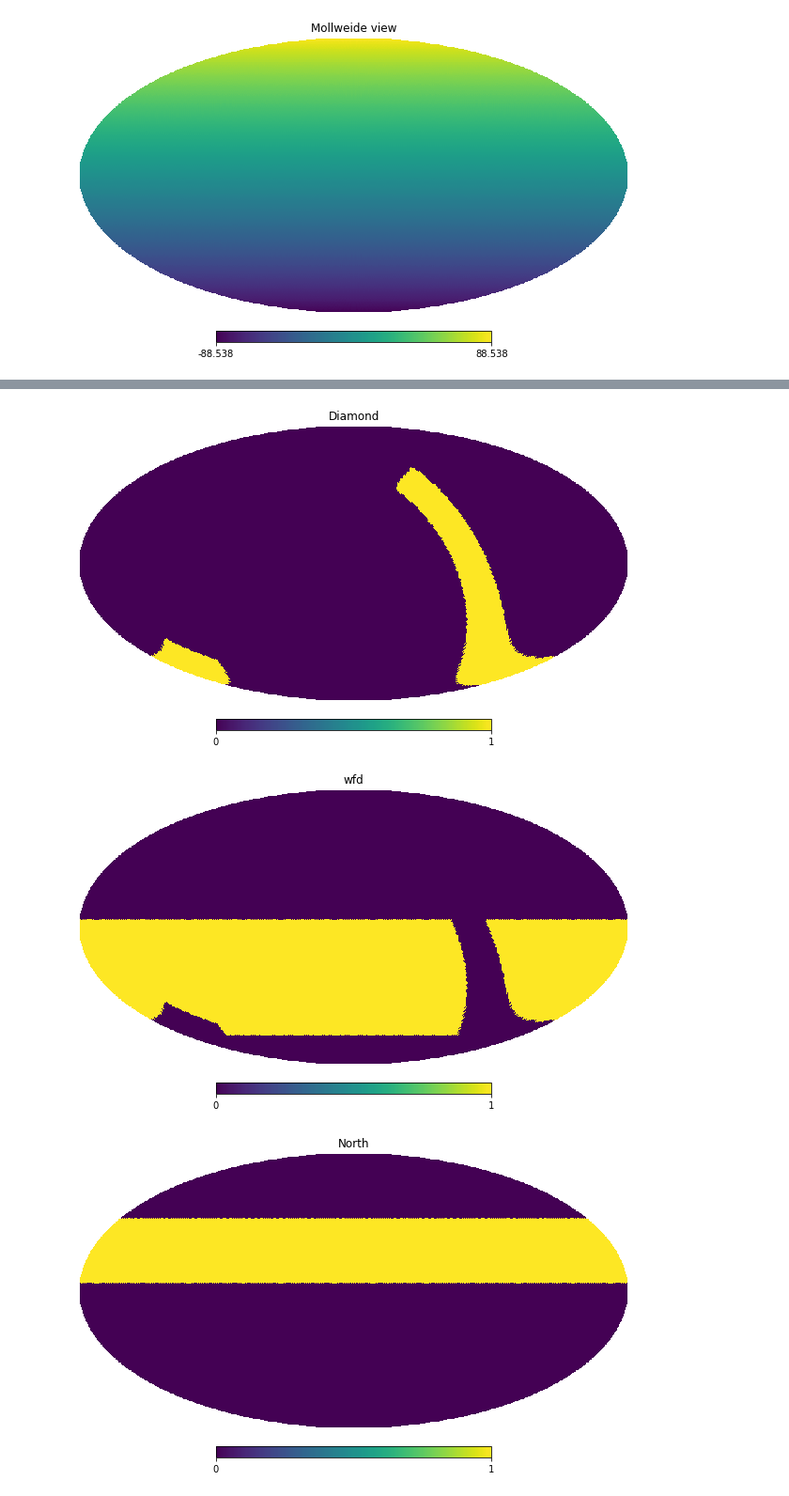
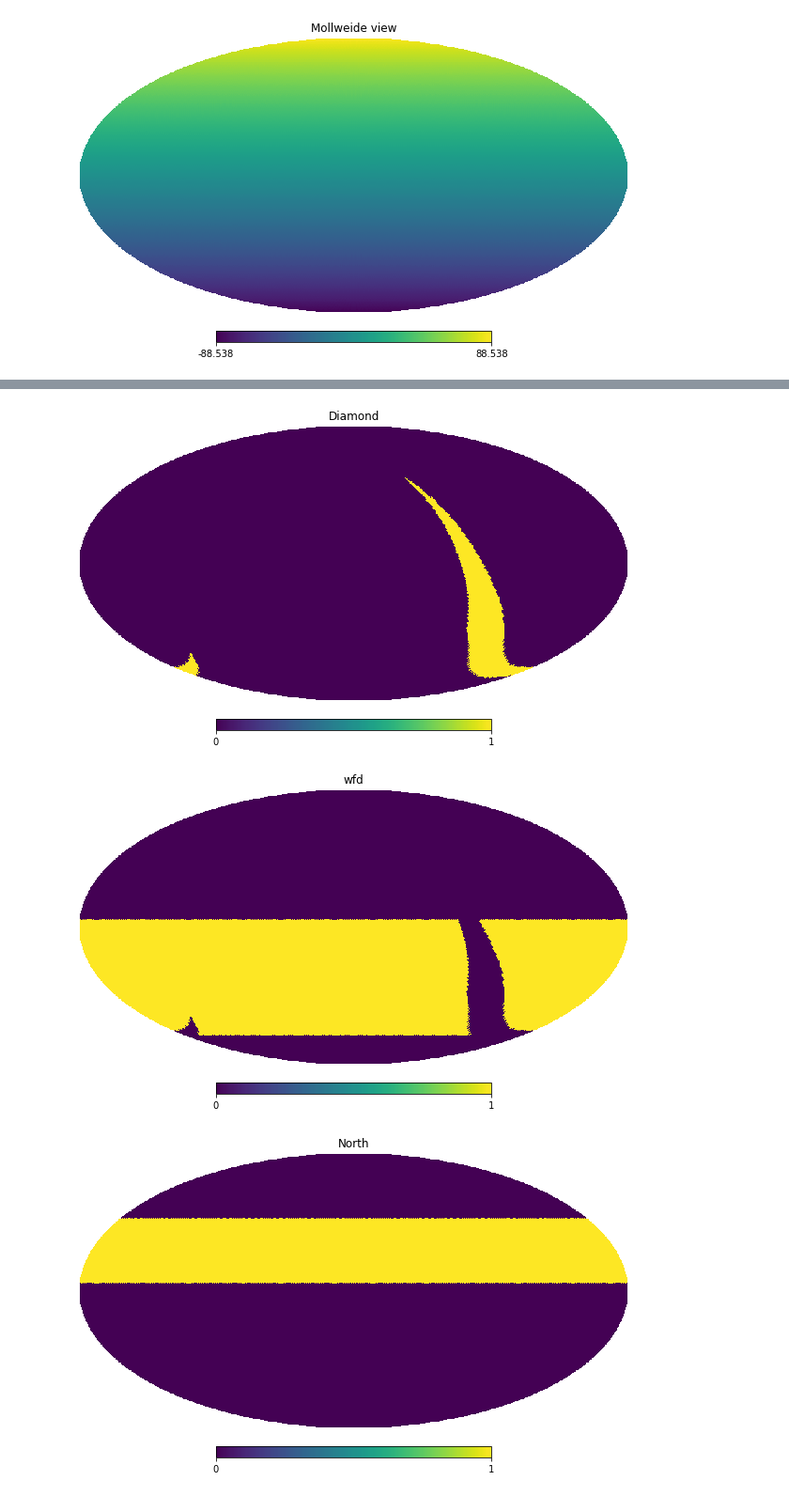
Before and after one commit to yoachim/20_Scratch, a Jupyter notebook: n_stars_check/grid_for_z.ipynb, the cells around one changed output, grey strips where cells are left out. Shown at 94% size. Saved outputs shown, nothing was run; the diff lists cells and outputs as text; code cells hidden in the pictures.

Commit message:
fix diamond

```diff
--- a/n_stars_check/grid_for_z.ipynb
+++ b/n_stars_check/grid_for_z.ipynb
@@ -14,3 +14,23 @@ hp.mollview(dec)
 # %% [output]
 [figure]
 [figure]
+# %%
+# Let's define some regions!
+g_long, g_lat = galacticFromEquatorial(ra, dec)
+
+#diamond = np.where(((g_long < 90) | (g_long > 270)) & (np.abs(g_lat) < 10))
+lat_limit = 10 - 10.*g_long/90.
+diamond_map = np.zeros(hp.nside2npix(nside), dtype=float)
+for i,g in enumerate(g_long):
+    if (g_long[i] < 90) & (np.abs(g_lat[i]) <= lat_limit[i]):
+        diamond_map[i] = 1
+
+lat_limit = 10 - 10.*(-g_long+360)/90.
+for i,g in enumerate(g_long):
+    if (g_long[i] > 270) & (np.abs(g_lat[i]) <= lat_limit[i]):
+        diamond_map[i] = 1
+
+hp.mollview(diamond_map)
+#diamond_map[diamond] = 1
+
+diamond = np.where(diamond_map == 1)[0]
@@ -17,31 +39,26 @@ hp.mollview(dec)
 # %%
-# Let's define some regions!
-g_long, g_lat = galacticFromEquatorial(ra, dec)
 
-diamond = np.where(((g_long < 90) | (g_long > 270)) & (np.abs(g_lat) < 10))
-diamond_map = np.zeros(hp.nside2npix(nside), dtype=float)
-diamond_map[diamond] = 1
 wfd = np.where((dec > -62.5) & (dec < 3.6))
 wfd_map = np.zeros(hp.nside2npix(nside), dtype=float)
 wfd_map[wfd] = 1
 wfd_map[diamond] = 0
 hp.mollview(diamond_map, title='Diamond')
 hp.mollview(wfd_map, title='wfd')
 
 north = np.where((dec < 40) & (dec > -20))
 north_map = np.zeros(hp.nside2npix(nside), dtype=float)
 north_map[north] = 1
 north_map[wfd] = 0
 hp.mollview(north_map, title='North')
 
 south = np.where(dec < -62)
 south_map = np.zeros(hp.nside2npix(nside), dtype=float)
 south_map[south] = 1
 south_map[wfd] = 0
 hp.mollview(south_map, title='South')
 # %% [output]
-[figure, old version]
+[figure, new version]
-[figure, old version]
+[figure, new version]
 [figure]
 [figure]
 # %%
```
Also changed, not shown: parts of 2 cells of this notebook, 1 other file.
